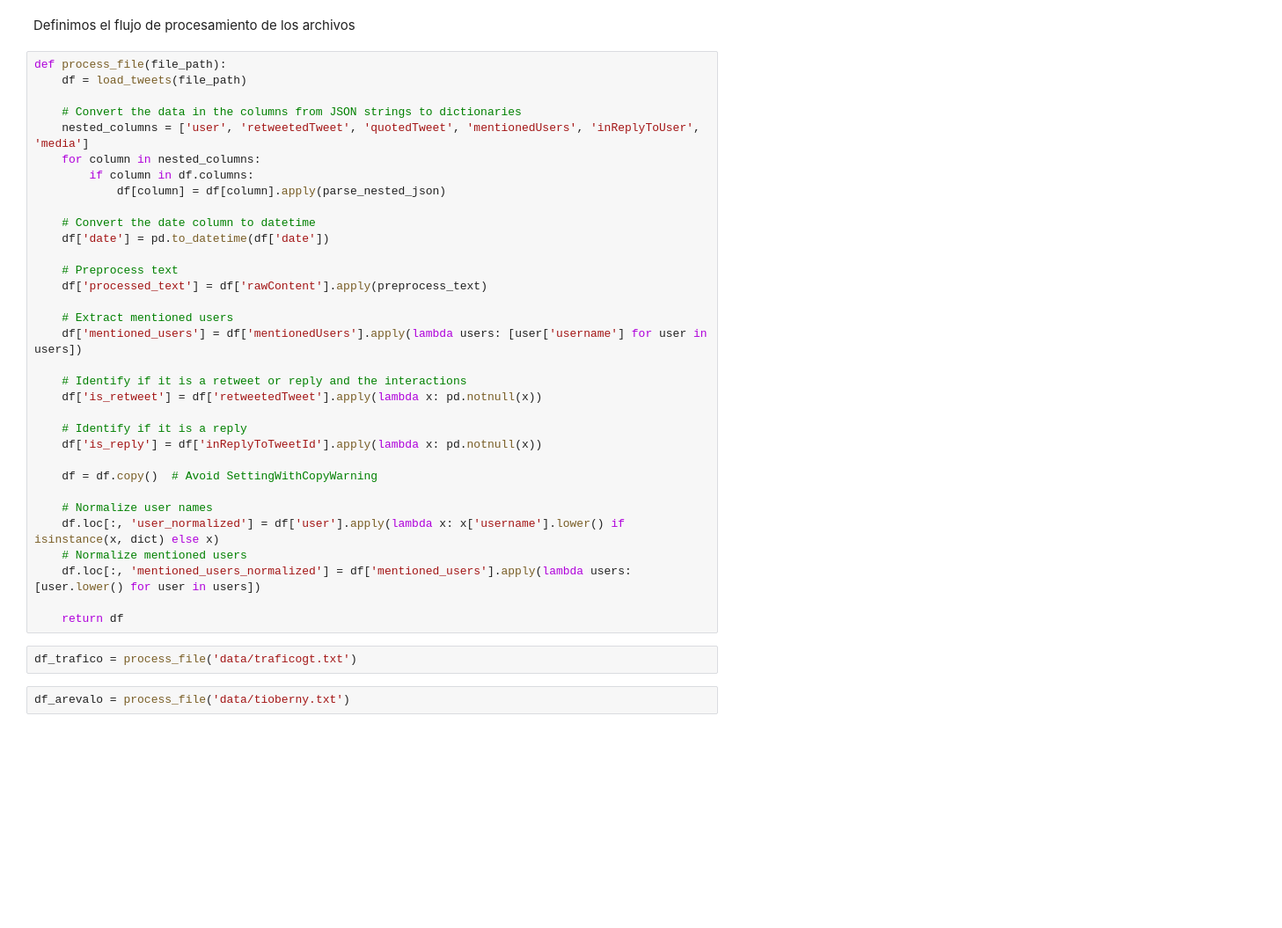
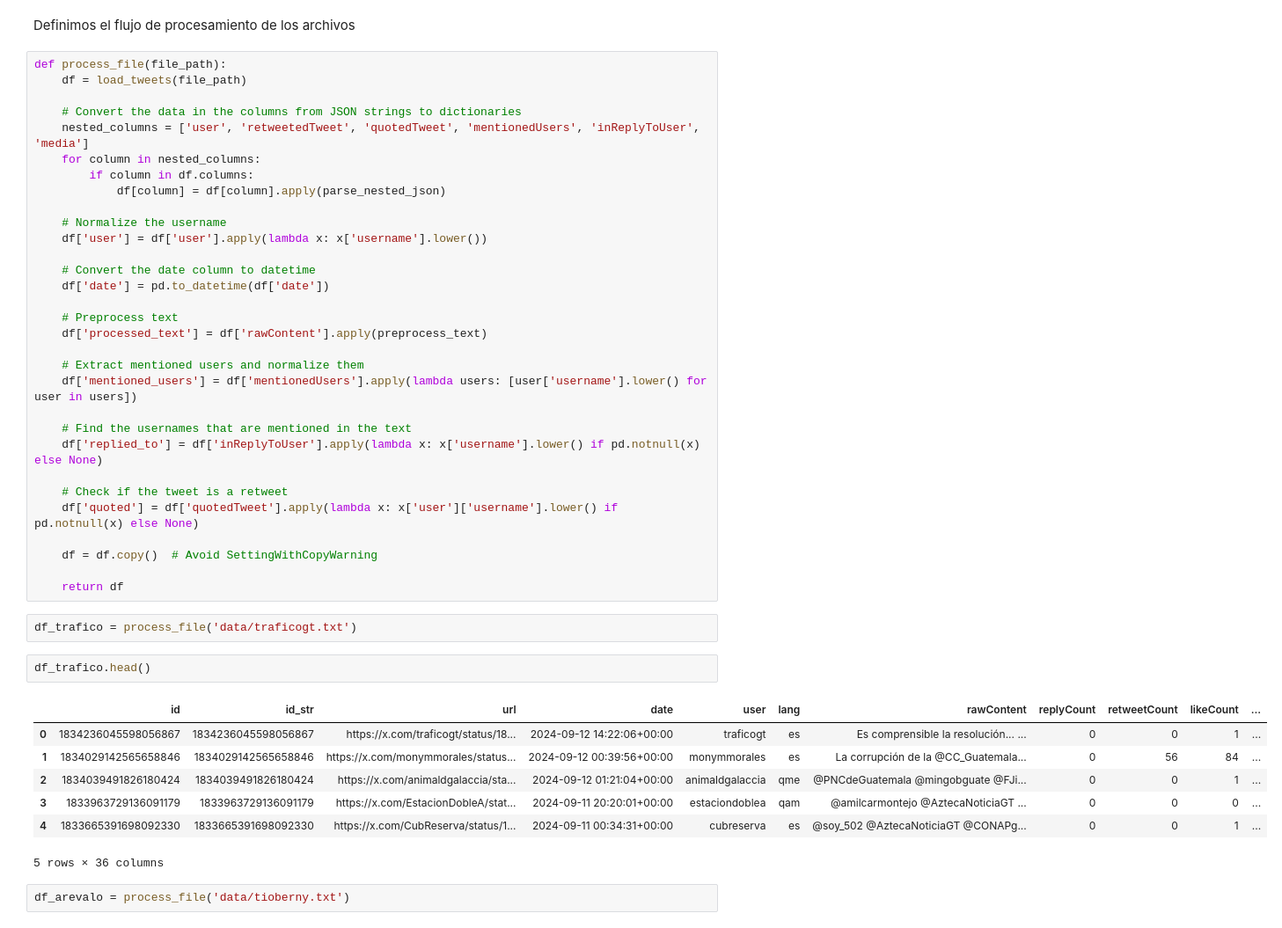
Before and after one commit to FranzCastillo/Social-Network-Analysis, a Jupyter notebook: src/analysis.ipynb, the cells around one changed output. Shown at 88% size. Cells and saved outputs as stored; diff of their text form; blank space fills up the shorter version.

```diff
--- a/src/analysis.ipynb
+++ b/src/analysis.ipynb
@@ -86,30 +81,38 @@ def process_file(file_path):
         if column in df.columns:
             df[column] = df[column].apply(parse_nested_json)
 
+    # Normalize the username
+    df['user'] = df['user'].apply(lambda x: x['username'].lower())
+
     # Convert the date column to datetime
     df['date'] = pd.to_datetime(df['date'])
 
     # Preprocess text
     df['processed_text'] = df['rawContent'].apply(preprocess_text)
 
-    # Extract mentioned users
-    df['mentioned_users'] = df['mentionedUsers'].apply(lambda users: [user['username'] for user in users])
+    # Extract mentioned users and normalize them
+    df['mentioned_users'] = df['mentionedUsers'].apply(lambda users: [user['username'].lower() for user in users])
 
-    # Identify if it is a retweet or reply and the interactions
-    df['is_retweet'] = df['retweetedTweet'].apply(lambda x: pd.notnull(x))
+    # Find the usernames that are mentioned in the text
+    df['replied_to'] = df['inReplyToUser'].apply(lambda x: x['username'].lower() if pd.notnull(x) else None)
 
-    # Identify if it is a reply
-    df['is_reply'] = df['inReplyToTweetId'].apply(lambda x: pd.notnull(x))
+    # Check if the tweet is a retweet
+    df['quoted'] = df['quotedTweet'].apply(lambda x: x['user']['username'].lower() if pd.notnull(x) else None)
 
     df = df.copy()  # Avoid SettingWithCopyWarning
 
-    # Normalize user names
-    df.loc[:, 'user_normalized'] = df['user'].apply(lambda x: x['username'].lower() if isinstance(x, dict) else x)
-    # Normalize mentioned users
-    df.loc[:, 'mentioned_users_normalized'] = df['mentioned_users'].apply(lambda users: [user.lower() for user in users])
-
     return df
 # %%
 df_trafico = process_file('data/traficogt.txt')
+# %%
+df_trafico.head()
+# %% [output]
+|  | id | id_str | url | date | user | lang | rawContent | replyCount | retweetCount | likeCount | ... |
+| 0 | 1834236045598056867 | 1834236045598056867 | https://x.com/traficogt/status/18... | 2024-09-12 14:22:06+00:00 | traficogt | es | Es comprensible la resolución... ... | 0 | 0 | 1 | ... |
+| 1 | 1834029142565658846 | 1834029142565658846 | https://x.com/monymmorales/status... | 2024-09-12 00:39:56+00:00 | monymmorales | es | La corrupción de la @CC_Guatemala... | 0 | 56 | 84 | ... |
+| 2 | 1834039491826180424 | 1834039491826180424 | https://x.com/animaldgalaccia/sta... | 2024-09-12 01:21:04+00:00 | animaldgalaccia | qme | @PNCdeGuatemala @mingobguate @FJi... | 0 | 0 | 1 | ... |
+| 3 | 1833963729136091179 | 1833963729136091179 | https://x.com/EstacionDobleA/stat... | 2024-09-11 20:20:01+00:00 | estaciondoblea | qam | @amilcarmontejo @AztecaNoticiaGT ... | 0 | 0 | 0 | ... |
+| 4 | 1833665391698092330 | 1833665391698092330 | https://x.com/CubReserva/status/1... | 2024-09-11 00:34:31+00:00 | cubreserva | es | @soy_502 @AztecaNoticiaGT @CONAPg... | 0 | 0 | 1 | ... |
+5 rows × 36 columns
 # %%
 df_arevalo = process_file('data/tioberny.txt')
```
Also changed, not shown: parts of 16 cells of this notebook.
